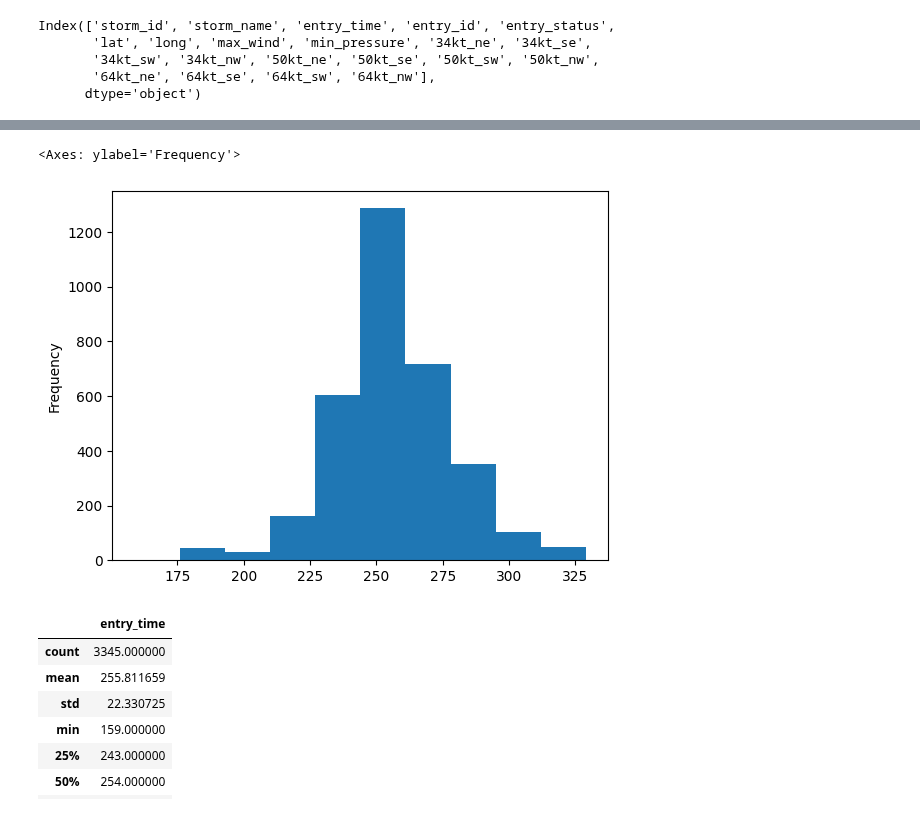
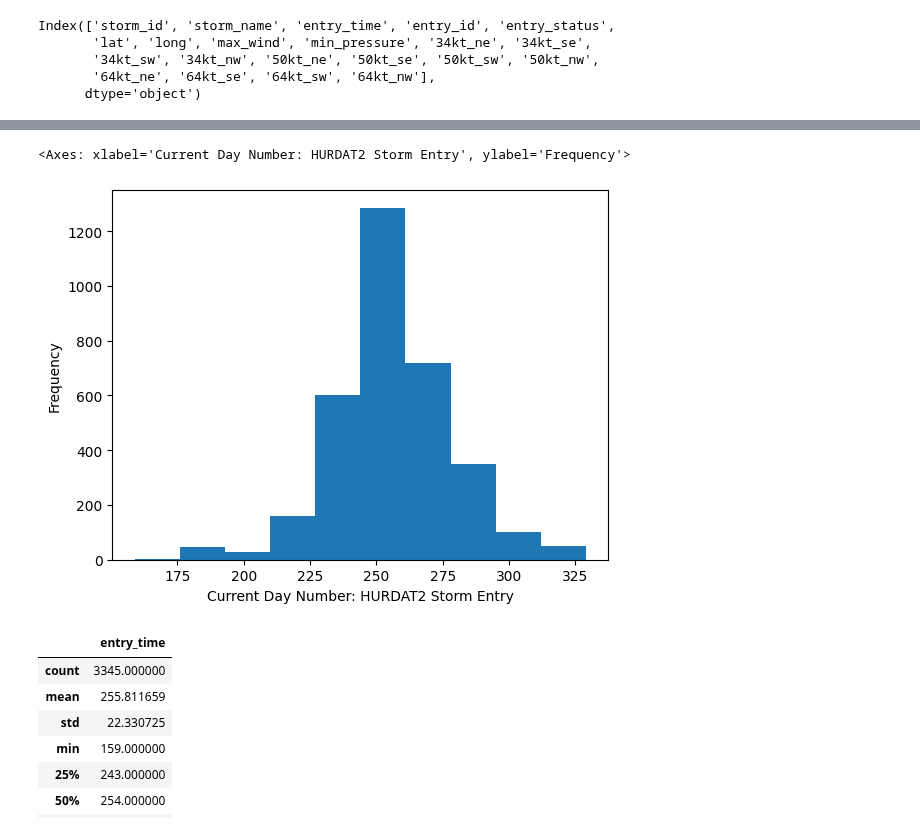
Before and after one commit to hammad93/hurricane-net, a Jupyter notebook: docs/2025_Atlantic_Hurricane_Season_Forecast.ipynb, the cells around one changed output, grey strips where cells are left out. Saved outputs shown, nothing was run; the diff lists cells and outputs as text; code cells hidden in the pictures.

```diff
--- a/docs/2025_Atlantic_Hurricane_Season_Forecast.ipynb
+++ b/docs/2025_Atlantic_Hurricane_Season_Forecast.ipynb
@@ -108,10 +108,10 @@ severe_df.sample(5)
 5 rows × 21 columns
 # %%
 times = severe_df['entry_time'].map(lambda x: x.timetuple().tm_yday)
-times.plot.hist()
+times.plot.hist(xlabel='Current Day Number: HURDAT2 Storm Entry')
 # %% [output]
-<Axes: ylabel='Frequency'>
+<Axes: xlabel='Current Day Number: HURDAT2 Storm Entry', ylabel='Frequency'>
-[figure, old version]
+[figure, new version]
 # %%
 times.describe()
 # %% [output]
```
Also changed, not shown: parts of 3 cells of this notebook.
